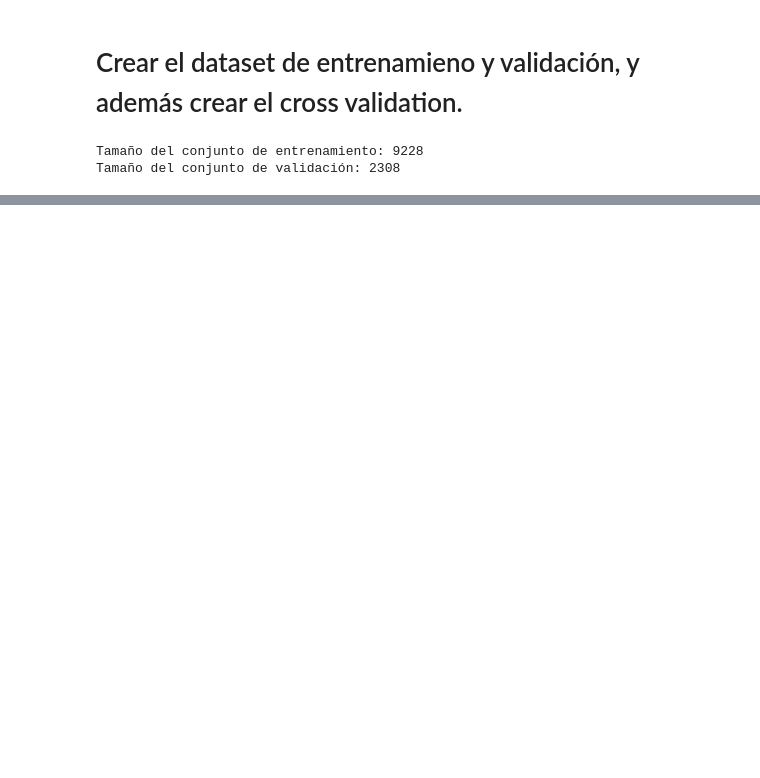
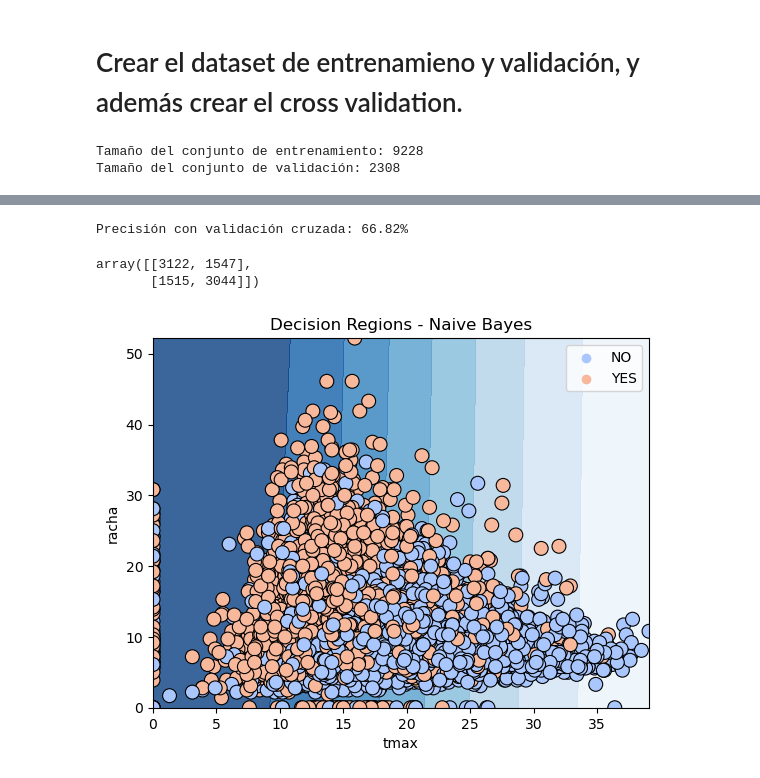
Before and after one commit to Geronimo-Basso/artificial-intelligence-data-analysis, a Jupyter notebook: practica-2/practica-2-naive-bayes.ipynb, the cells around one changed output, grey strips where cells are left out. Drawn from its saved outputs; the diff is of its cells as text; code cells hidden in the pictures; blank space fills up the shorter version.

Commit message:
Finish all models

```diff
--- a/practica-2/practica-2-naive-bayes.ipynb
+++ b/practica-2/practica-2-naive-bayes.ipynb
@@ -140,0 +121,26 @@ Precisión: 0.6675335934113568
+# %%
+# Método de control (k-fold cross-validation)
+metodo_control_cv = StratifiedKFold(n_splits=10, shuffle=True, random_state=42)
+
+# Crear un pipeline con escalado y clasificador Naive Bayes
+nb_pipeline = make_pipeline(StandardScaler(), GaussianNB())
+
+# Definir los parámetros que deseas ajustar
+nb_params = {}  # No hay hiperparámetros específicos para ajustar en GaussianNB
+# %%
+# Entrenar el modelo con GridSearchCV para ajustar los hiperparámetros
+nb_grid = GridSearchCV(nb_pipeline, nb_params, scoring='accuracy', cv=metodo_control_cv)
+nb_grid.fit(X_train, y_train)
+
+# Obtener el mejor modelo
+best_nb_model = nb_grid.best_estimator_
+# %%
+# Realizar predicciones con validación cruzada
+y_pred_cv = cross_val_predict(best_nb_model, X_train, y_train, cv=metodo_control_cv)
+
+# Calcular la precisión con validación cruzada
+accuracy_cv = accuracy_score(y_train, y_pred_cv)
+
+print(f"Precisión con validación cruzada: {accuracy_cv:.2%}")
+# %% [output]
+Precisión con validación cruzada: 66.82%
@@ -140,0 +150,38 @@ Precisión: 0.6675335934113568
+# %%
+conf_matrix_cv
+# %% [output]
+array([[3122, 1547],
+       [1515, 3044]])
+# %%
+# Obtener el mejor modelo de GridSearchCV
+best_nb_model = nb_grid.best_estimator_
+
+# Entrenar el modelo con los datos de entrenamiento
+best_nb_model.fit(X_train, y_train)
+
+xx, yy = np.meshgrid(np.linspace(X_train['tmax'].min(), X_train['tmax'].max(), 100),
+                     np.linspace(X_train['racha'].min(), X_train['racha'].max(), 100))
+
+average_values = X_train.mean()
+
+full_data = np.c_[xx.ravel(), yy.ravel()]
+
+for feature in X_train.columns:
+    if feature not in ['tmax', 'racha']:
+        full_data = np.c_[full_data, np.full(full_data.shape[0], average_values[feature])]
+
+# Use the full dataset for prediction
+Z = best_nb_model.predict_proba(full_data)[:, 1]
+Z = Z.reshape(xx.shape)
+
+plt.contourf(xx, yy, Z, cmap='Blues', alpha=0.8)
+
+sns.scatterplot(x='tmax', y='racha', hue=y_train, data=X_train, palette='coolwarm', edgecolor='k', s=100)
+
+plt.title('Decision Regions - Naive Bayes')
+plt.xlabel('tmax')
+plt.ylabel('racha')
+plt.legend()
+plt.show()
+# %% [output]
+[figure, added]
```
Also changed, not shown: parts of 15 cells of this notebook, 3 other files.
